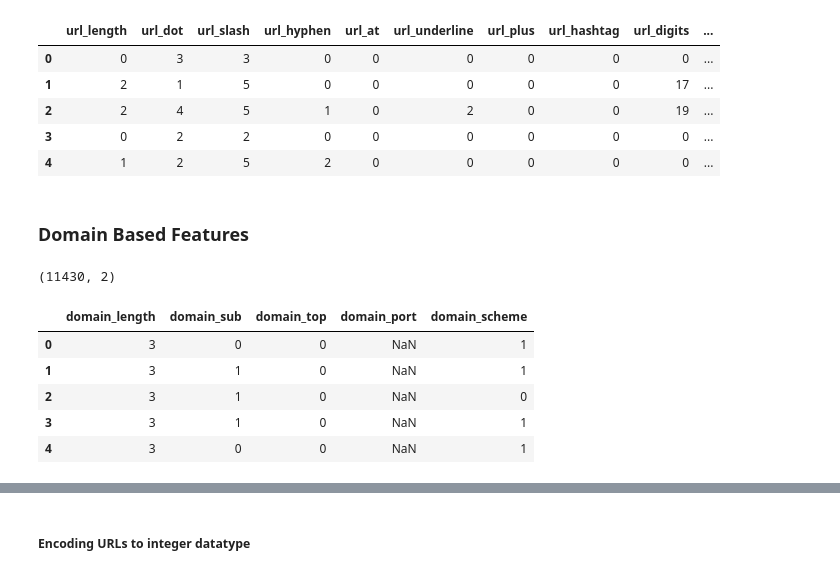
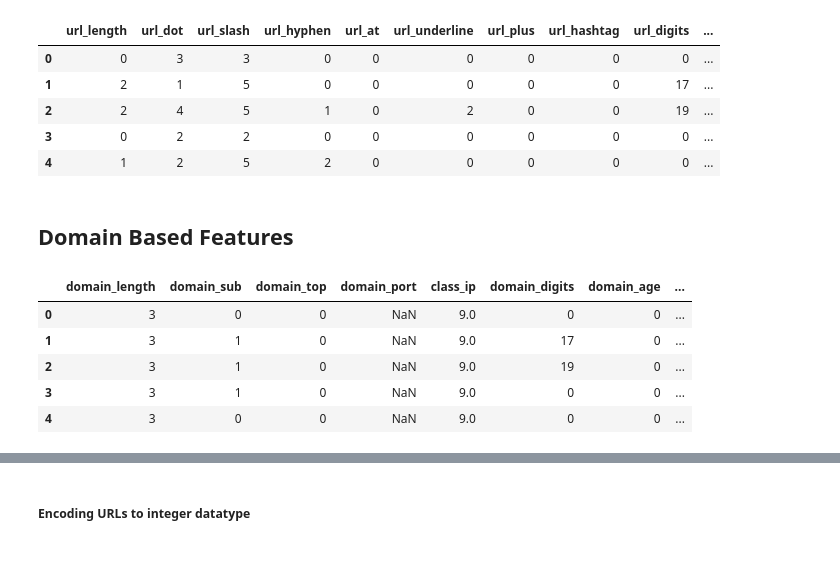
Before and after one commit to devsec-ansh/Phishing-Scam-Detection-Using-Ensemble-Machine-Learning-and-NLP, a Jupyter notebook: Phishing Detection using ML.ipynb, the cells around one changed output, grey strips where cells are left out. Cells and saved outputs as stored; diff of their text form; code cells hidden in the pictures.

```diff
--- a/Phishing Detection using ML.ipynb
+++ b/Phishing Detection using ML.ipynb
@@ -22,7 +22,7 @@ warnings.filterwarnings("ignore")
 # Dataset from kaggle (https://www.kaggle.com/shashwatwork/web-page-phishing-detection-dataset)
 # 50% - 50% : legitimate URLs - Malicious URLs
 
-df = pd.read_csv(r'C:\Users\Acer\Desktop\Major Project\Machine Learning Models\Dataset\dataset_phishing.csv')
+df = pd.read_csv(r'C:\Users\Acer\Desktop\Major Project\7th Sem\Machine Learning Models\Dataset\dataset_phishing.csv')
 df.shape
 # %% [output]
 (11430, 89)
@@ -186,7 +186,7 @@ lexical_df.head()
 # %%
 daf = pd.concat([df, lexical_df], axis=1)
 # %% [markdown]
-### Domain Based Features
+## Domain Based Features
 # %%
 from urllib.parse import urlparse
 from tldextract import extract
@@ -253,32 +317,33 @@ def domainFeatureExtraction(url,label):
     domain_features.append(domain_subdomain(url)) #2
     domain_features.append(domain_top(url)) #3
     domain_features.append(domain_port(url)) #4
+    domain_features.append(ip_class(url)) #5
+    domain_features.append(domain_digits(url)) #6
+    domain_features.append(domain_age(url)) #7
     domain_features.append(domain_scheme(url)) #9
+    domain_features.append(domain_dots(url)) #10
 
     return domain_features
-# %%
-df.shape
-# %% [output]
-(11430, 2)
 # %%
 featuresDomain = []
 label = 0
 
 for i in range(0, 11430):
     url_value = df['url'][i]
     featuresDomain.append(domainFeatureExtraction(url_value,label))
 
-domain_labels = ['domain_length', 'domain_sub', 'domain_top', 'domain_port', 'domain_scheme']
+domain_labels = ['domain_length', 'domain_sub', 'domain_top', 'domain_port', 'class_ip','domain_digits','domain_age',
+                 'domain_scheme', 'domain_dots']
 
 domain_df = pd.DataFrame(featuresDomain, columns=domain_labels)
 domain_df.head()
 # %% [output]
-|  | domain_length | domain_sub | domain_top | domain_port | domain_scheme |
-| 0 | 3 | 0 | 0 | NaN | 1 |
-| 1 | 3 | 1 | 0 | NaN | 1 |
-| 2 | 3 | 1 | 0 | NaN | 0 |
-| 3 | 3 | 1 | 0 | NaN | 1 |
-| 4 | 3 | 0 | 0 | NaN | 1 |
+|  | domain_length | domain_sub | domain_top | domain_port | class_ip | domain_digits | domain_age | ... |
+| 0 | 3 | 0 | 0 | NaN | 9.0 | 0 | 0 | ... |
+| 1 | 3 | 1 | 0 | NaN | 9.0 | 17 | 0 | ... |
+| 2 | 3 | 1 | 0 | NaN | 9.0 | 19 | 0 | ... |
+| 3 | 3 | 1 | 0 | NaN | 9.0 | 0 | 0 | ... |
+| 4 | 3 | 0 | 0 | NaN | 9.0 | 0 | 0 | ... |
 # %%
 daf = pd.concat([daf, domain_df], axis=1)
 # %%
```
Also changed, not shown: parts of 13 cells of this notebook.
